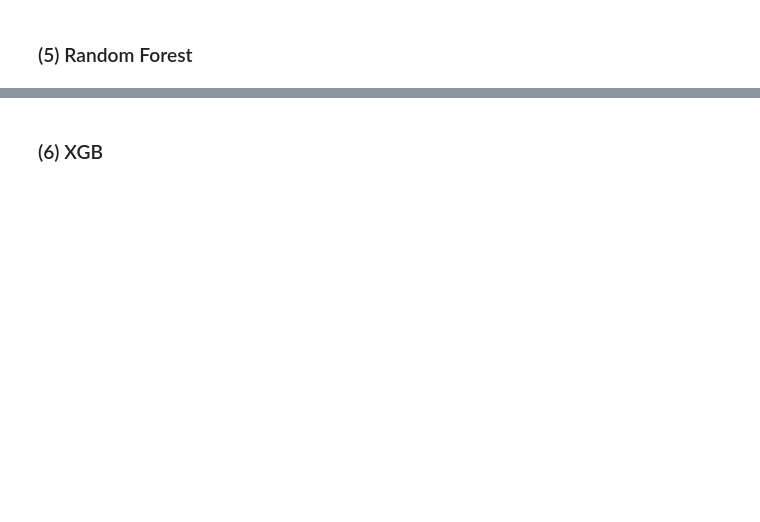
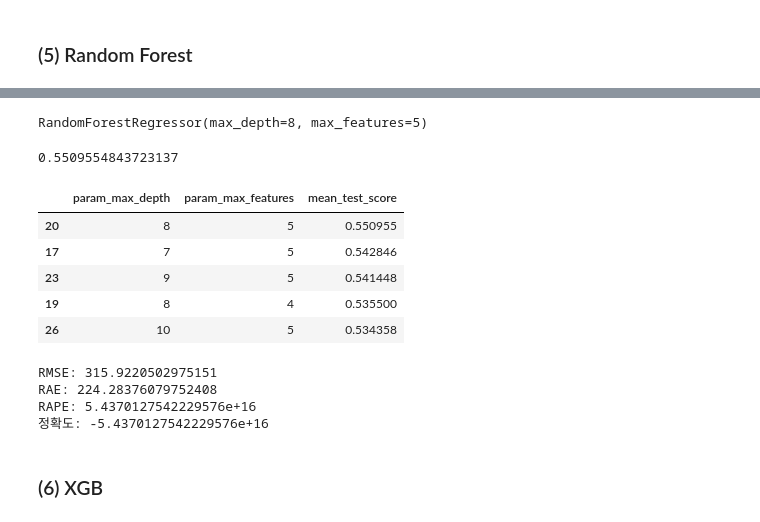
Before and after one commit to eedock92/aivle2_machine_learning, a Jupyter notebook: [추가1]복습문제_따릉이.ipynb, the cells around one changed output, grey strips where cells are left out. Cells and saved outputs as stored; diff of their text form; code cells hidden in the pictures; blank space fills up the shorter version.

```diff
--- a/[추가1]복습문제_따릉이.ipynb
+++ b/[추가1]복습문제_따릉이.ipynb
@@ -340,0 +487,4 @@ dt_pred = dt_model_rs.predict(x_val)
+# %%
+svm_model_gs = GridSearchCV(svm_model, svm_param, cv = 5, verbose=3)
+# %%
+svm_model_gs.fit(x_train, y_train)
@@ -342,0 +520,6 @@ dt_pred = dt_model_rs.predict(x_val)
+# %%
+rnd_model2 = RandomForestRegressor()
+# %%
+rnd_param = {'max_depth' : range(2,11),'max_features':range(3,6)}
+rnd_model_gs = GridSearchCV(rnd_model2,rnd_param,cv=5,verbose=3)
+rnd_model_gs.fit(x_train,y_train)
@@ -342,0 +548,19 @@ dt_pred = dt_model_rs.predict(x_val)
+# %%
+rnd_model_gs.best_estimator_
+# %% [output]
+RandomForestRegressor(max_depth=8, max_features=5)
+# %%
+rnd_model_gs.best_score_
+# %% [output]
+0.5509554843723137
+# %%
+rnd_df = pd.DataFrame(rnd_model_gs.cv_results_)
+rnd_df = rnd_df.loc[:,['param_max_depth','param_max_features','mean_test_score']]
+rnd_df.sort_values(by='mean_test_score', ascending=False).head()
+# %% [output]
+|  | param_max_depth | param_max_features | mean_test_score |
+| 20 | 8 | 5 | 0.550955 |
+| 17 | 7 | 5 | 0.542846 |
+| 23 | 9 | 5 | 0.541448 |
+| 19 | 8 | 4 | 0.535500 |
+| 26 | 10 | 5 | 0.534358 |
@@ -343,2 +569,12 @@ dt_pred = dt_model_rs.predict(x_val)
+# %%
+print('RMSE:',mean_squared_error(y_val,rnd_pred_gs,squared=False))
+print('RAE:',mean_absolute_error(y_val,rnd_pred_gs))
+print('RAPE:',mean_absolute_percentage_error(y_val,rnd_pred_gs))
+print('정확도:',1-mean_absolute_percentage_error(y_val,rnd_pred_gs))
+# %% [output]
+RMSE: 315.9220502975151
+RAE: 224.28376079752408
+RAPE: 5.4370127542229576e+16
+정확도: -5.4370127542229576e+16
 # %% [markdown]
 ### (6) XGB
```
Also changed, not shown: parts of 40 cells of this notebook, 2 other files.
